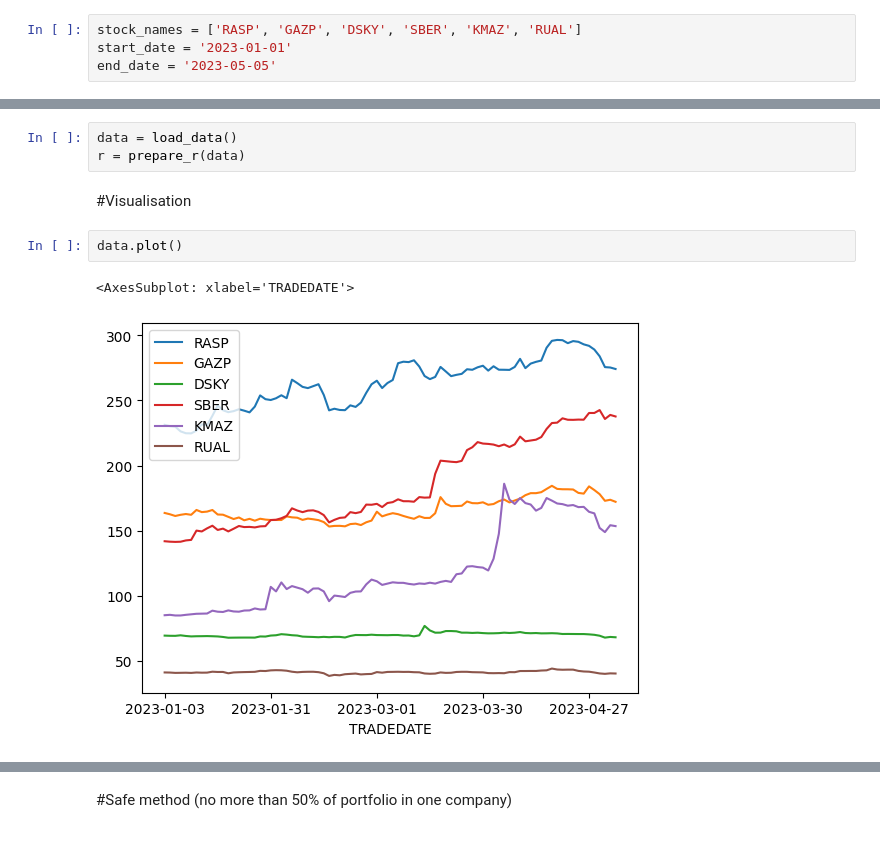
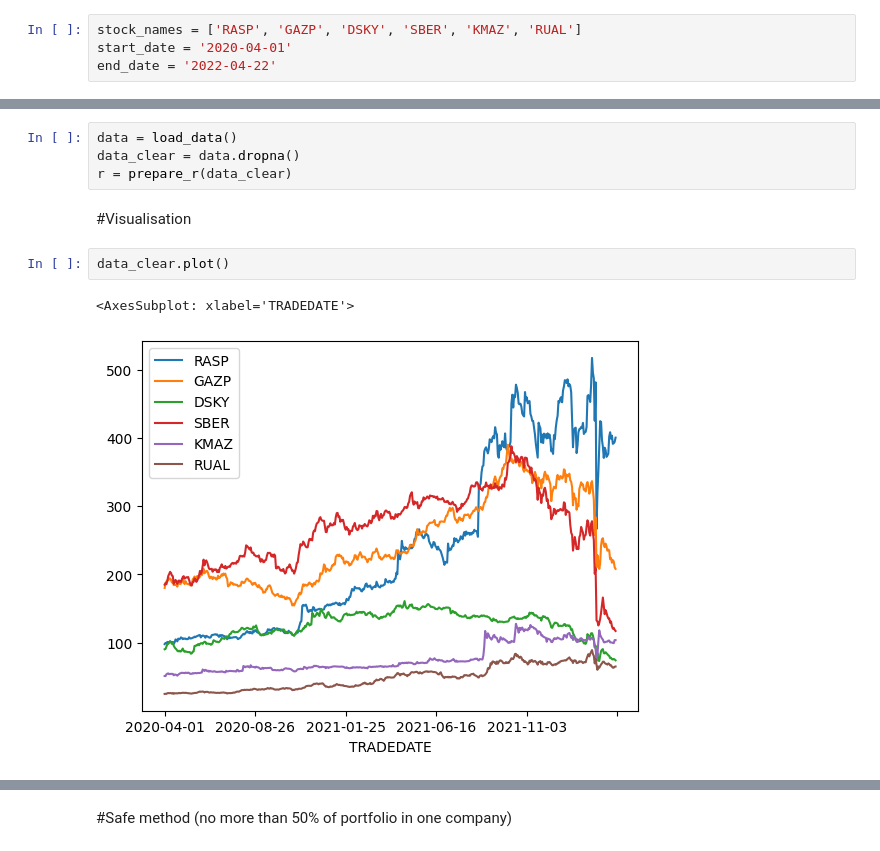
Before and after one commit to Alterise/Decision-Making-Theory, a Jupyter notebook: HW2/algo.ipynb, the cells around one changed output, grey strips where cells are left out. Saved outputs shown, nothing was run; the diff lists cells and outputs as text.

```diff
--- a/HW2/algo.ipynb
+++ b/HW2/algo.ipynb
@@ -11,8 +11,8 @@ import matplotlib.pyplot as plt
 from numpy.typing import ArrayLike
 # %%
 stock_names = ['RASP', 'GAZP', 'DSKY', 'SBER', 'KMAZ', 'RUAL']
-start_date = '2023-01-01'
-end_date = '2023-05-05'
+start_date = '2020-04-01'
+end_date = '2022-04-22'
 # %% [markdown]
 # Functions
 # %%
@@ -94,11 +94,12 @@ def descent(begin_state, df_r,lr_scheduler=lambda i: 0.1):
 # Data load
 # %%
 data = load_data()
-r = prepare_r(data)
+data_clear = data.dropna()
+r = prepare_r(data_clear)
 # %% [markdown]
 #Visualisation
 # %%
-data.plot()
+data_clear.plot()
 # %% [output]
 <AxesSubplot: xlabel='TRADEDATE'>
-[figure, old version]
+[figure, new version]
```
Also changed, not shown: parts of 11 cells of this notebook.
